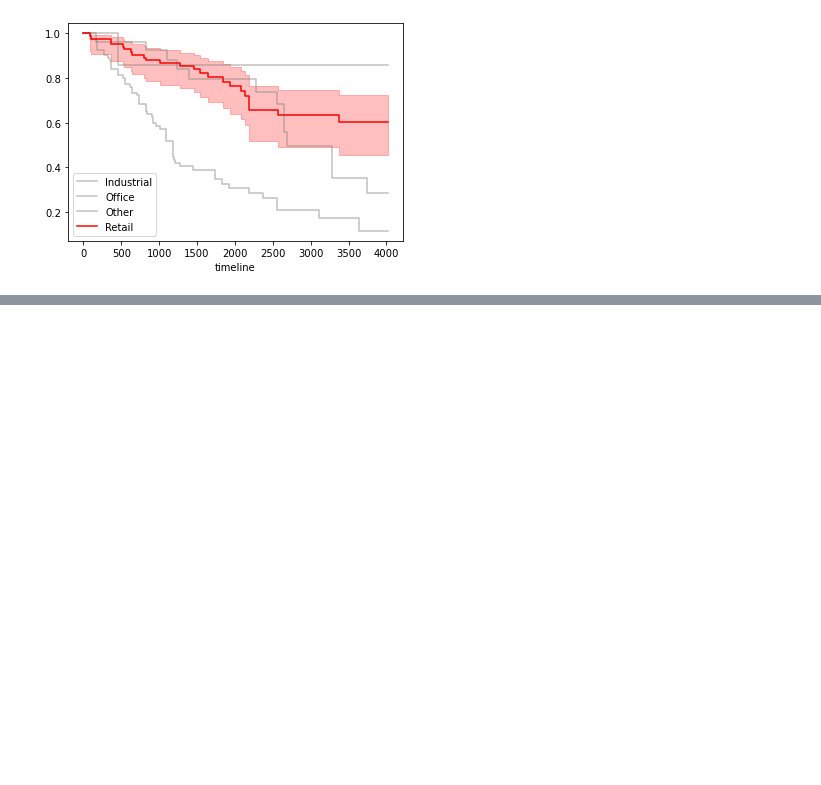
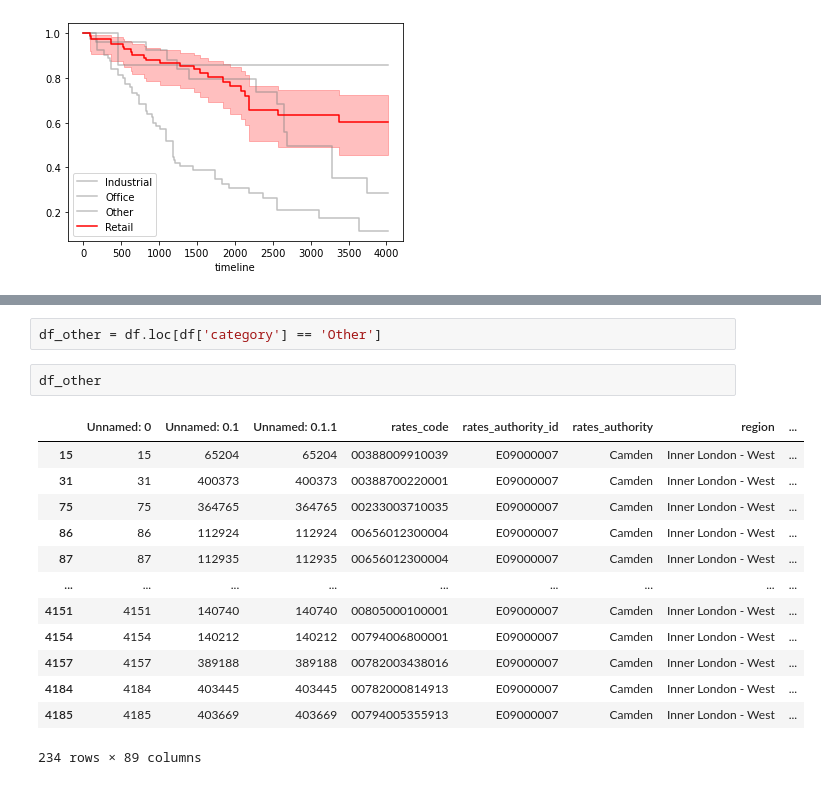
Before and after one commit to christinabotros/Camden-High-Street-Analysis, a Jupyter notebook: 4. Camden High Street Survival.ipynb, the cells around one changed output, grey strips where cells are left out. Saved outputs shown, nothing was run; the diff lists cells and outputs as text; blank space fills up the shorter version.

```diff
--- a/4. Camden High Street Survival.ipynb
+++ b/4. Camden High Street Survival.ipynb
@@ -208,0 +240,18 @@ for category, df_ in kentish[['category','vacant', 'survival']].groupby('categor
+# %%
+df_other = df.loc[df['category'] == 'Other']
+# %%
+df_other
+# %% [output]
+|  | Unnamed: 0 | Unnamed: 0.1 | Unnamed: 0.1.1 | rates_code | rates_authority_id | rates_authority | region | ... |
+| 15 | 15 | 65204 | 65204 | 00388009910039 | E09000007 | Camden | Inner London - West | ... |
+| 31 | 31 | 400373 | 400373 | 00388700220001 | E09000007 | Camden | Inner London - West | ... |
+| 75 | 75 | 364765 | 364765 | 00233003710035 | E09000007 | Camden | Inner London - West | ... |
+| 86 | 86 | 112924 | 112924 | 00656012300004 | E09000007 | Camden | Inner London - West | ... |
+| 87 | 87 | 112935 | 112935 | 00656012300004 | E09000007 | Camden | Inner London - West | ... |
+| ... | ... | ... | ... | ... | ... | ... | ... | ... |
+| 4151 | 4151 | 140740 | 140740 | 00805000100001 | E09000007 | Camden | Inner London - West | ... |
+| 4154 | 4154 | 140212 | 140212 | 00794006800001 | E09000007 | Camden | Inner London - West | ... |
+| 4157 | 4157 | 389188 | 389188 | 00782003438016 | E09000007 | Camden | Inner London - West | ... |
+| 4184 | 4184 | 403445 | 403445 | 00782000814913 | E09000007 | Camden | Inner London - West | ... |
+| 4185 | 4185 | 403669 | 403669 | 00794005355913 | E09000007 | Camden | Inner London - West | ... |
+234 rows × 89 columns
```
Also changed, not shown: parts of 6 cells of this notebook.
